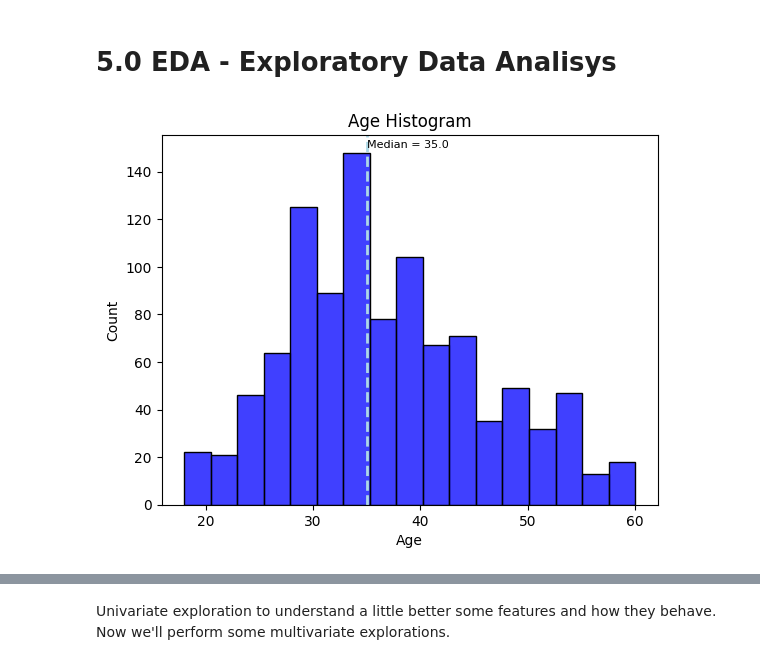
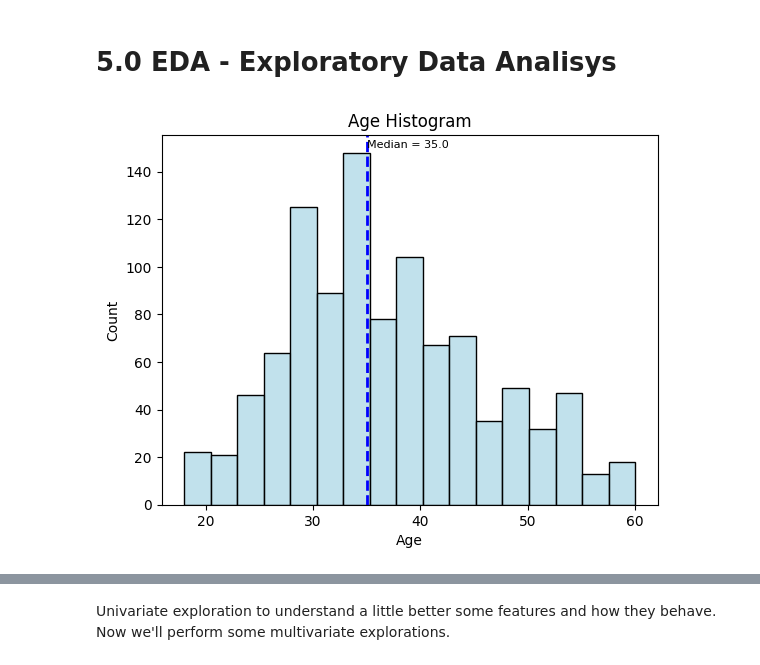
Before and after one commit to YuriCatramby/ds-clf-hr-resignation, a Jupyter notebook: ds-clf-hr-resignation.ipynb, the cells around one changed output, grey strips where cells are left out. Drawn from its saved outputs; the diff is of its cells as text; code cells hidden in the pictures.

```diff
--- a/ds-clf-hr-resignation.ipynb
+++ b/ds-clf-hr-resignation.ipynb
@@ -212,10 +212,10 @@ df_eda = df_raw.copy()
 # %%
 median_age = df_eda.Age.median()
 
-_ = sns.histplot(df_eda.Age, color="blue")
-_ = plt.axvline(median_age, color="lightblue", linestyle="dashed", linewidth=2)
+_ = sns.histplot(df_eda.Age, color="lightblue")
+_ = plt.axvline(median_age, color="blue", linestyle="dashed", linewidth=2)
 _ = plt.title("Age Histogram")
 _ = plt.text(x=df_eda.Age.median(), y=150, s=f"Median = {median_age}", fontsize=8)
 _ = plt.show()
 # %% [output]
-[figure, old version]
+[figure, new version]
```
Also changed, not shown: parts of 25 cells of this notebook.
